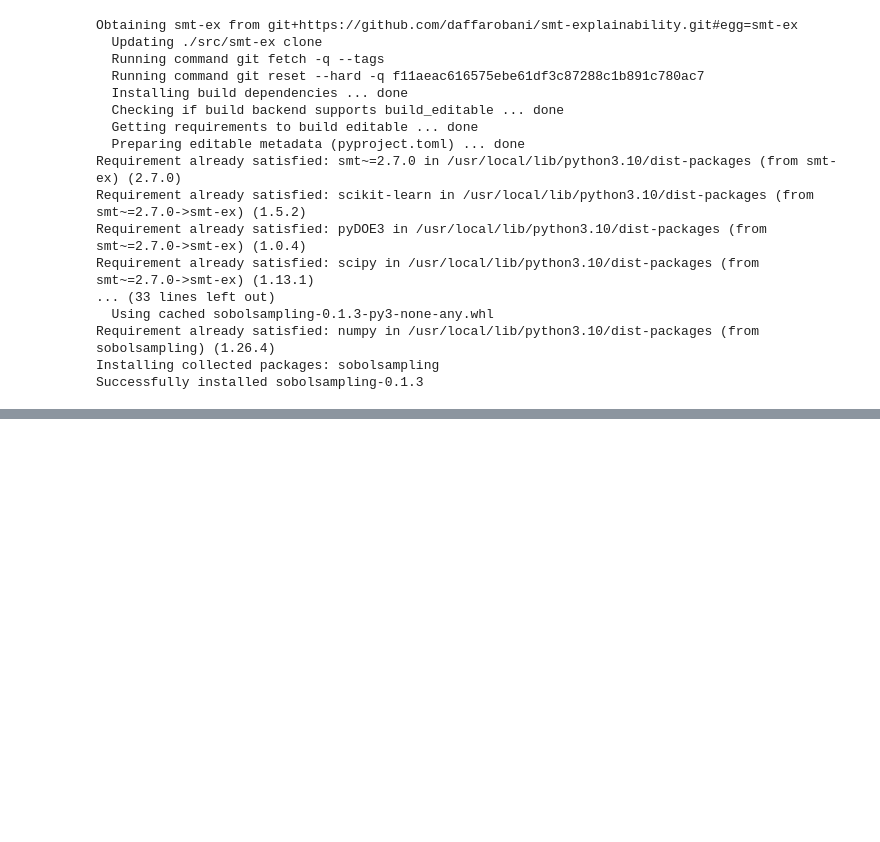
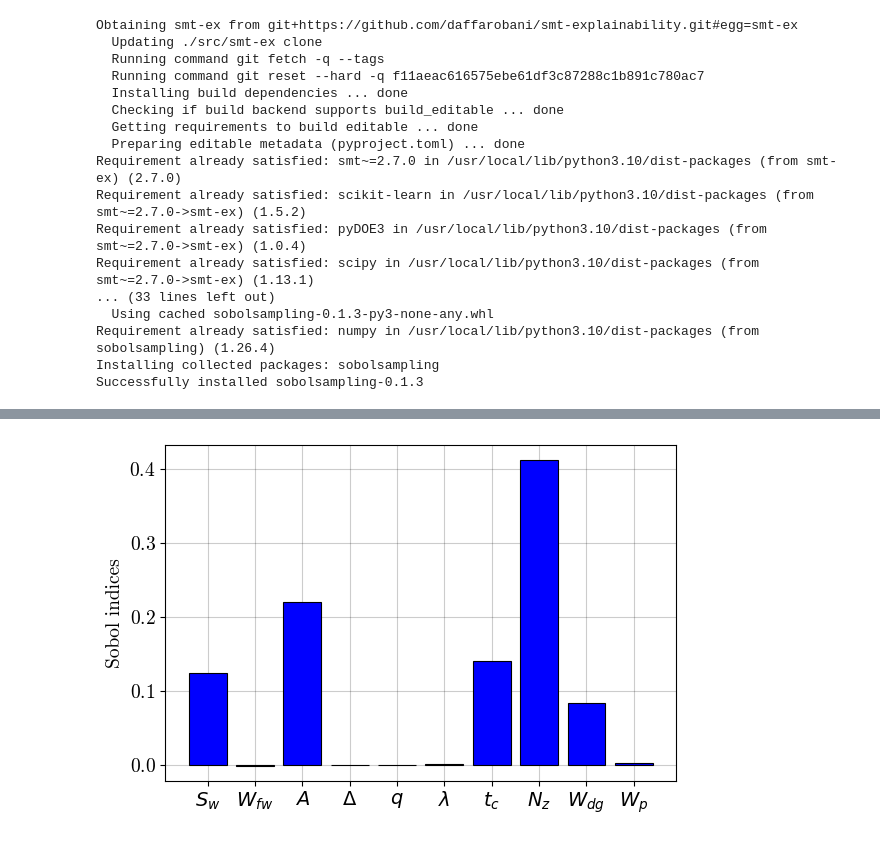
Before and after one commit to daffarobani/smt-explainability, a Jupyter notebook: smt_ex/examples/sobol_wing_weight.ipynb, the cells around one changed output, grey strips where cells are left out. Cells and saved outputs as stored; diff of their text form; code cells hidden in the pictures; blank space fills up the shorter version.

Commit message:
update sobol example

```diff
--- a/smt_ex/examples/sobol_wing_weight.ipynb
+++ b/smt_ex/examples/sobol_wing_weight.ipynb
@@ -78,0 +98,19 @@ gtm = GroundTruthModel()
+# %%
+x_bounds = fun.xlimits
+nvar = X.shape[1]
+model = gtm
+n_mc = 1e5
+first_order = True
+total_order = True
+second_order = True
+
+gt_sobol_display = SobolIndicesDisplay.from_surrogate_model(
+    nvar,
+    model,
+    x_bounds=x_bounds,
+    n_mc=n_mc,
+    first_order=first_order,
+    total_order=total_order,
+    second_order=second_order,
+    feature_names=feature_names,
+)
@@ -78,0 +176,4 @@ gtm = GroundTruthModel()
+# %%
+gt_sobol_display.plot('first')
+# %% [output]
+[figure, added]
```
Also changed, not shown: parts of 9 cells of this notebook.
